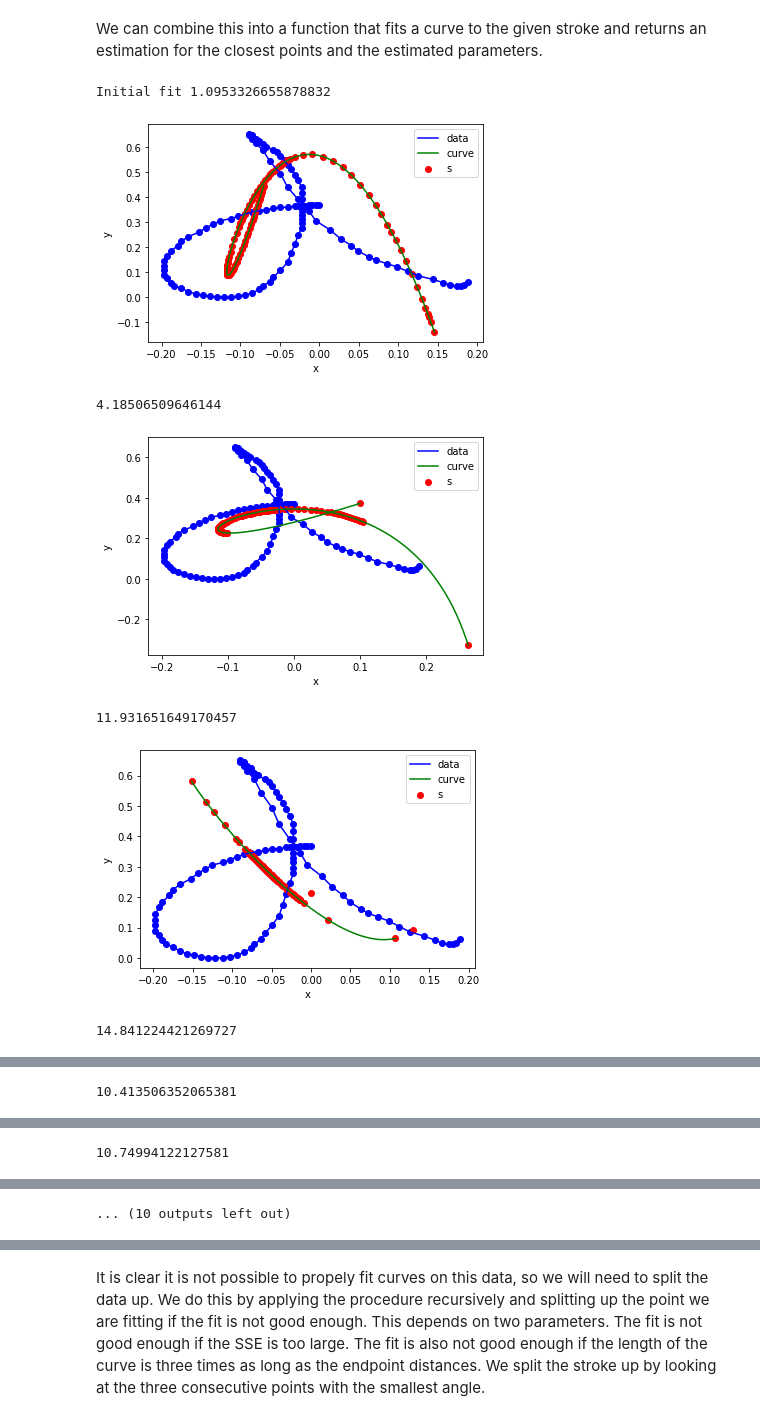
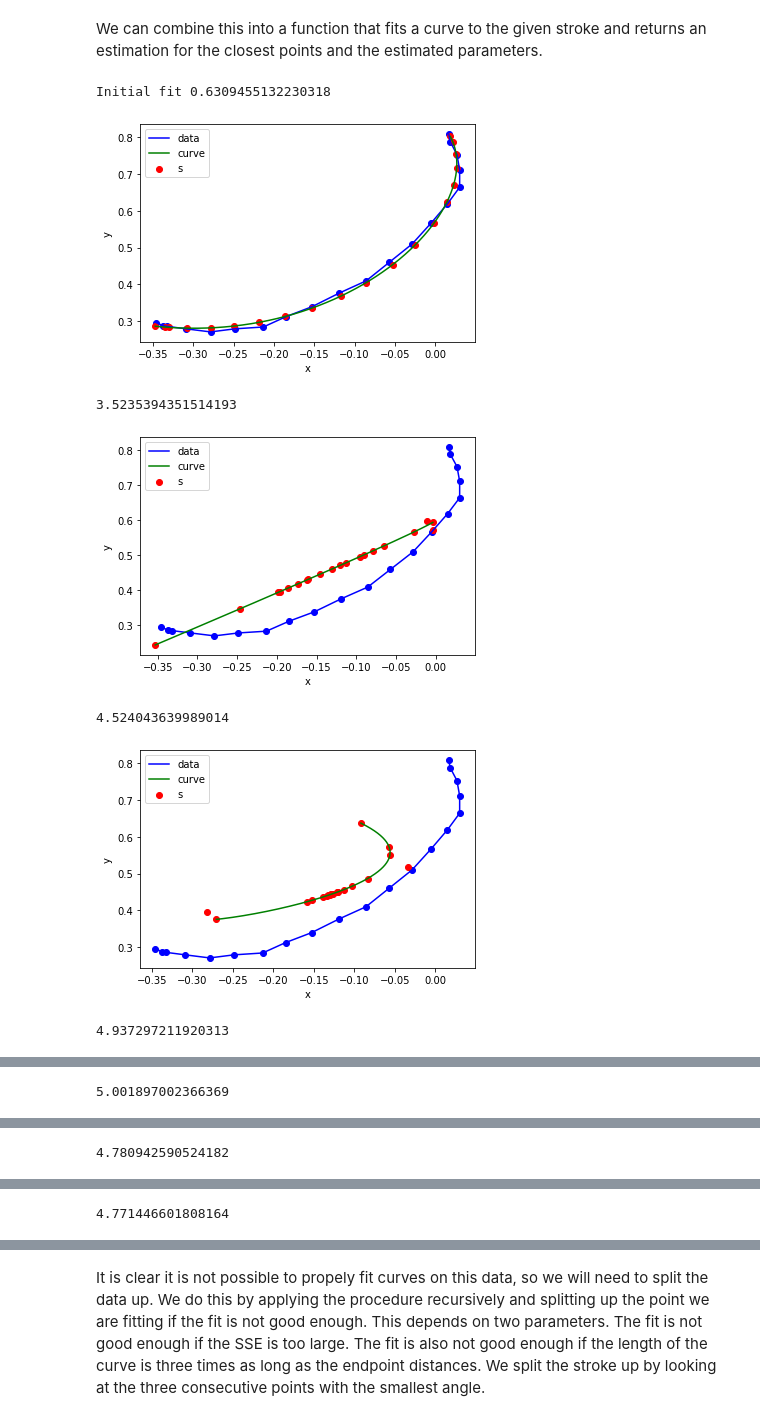
Before and after one commit to Redjeepkaiser/AutoWrite, a Jupyter notebook: src/notebooks/Input Representation.ipynb, the cells around one changed output, grey strips where cells are left out. Saved outputs shown, nothing was run; the diff lists cells and outputs as text; code cells hidden in the pictures.

```diff
--- a/src/notebooks/Input Representation.ipynb
+++ b/src/notebooks/Input Representation.ipynb
@@ -9,7 +9,7 @@ In this project we improve handwriting. Initial representation of handwriting is
 # %% [markdown]
 The data we will be using as an example is stored in a csv file. In this case we will use the file to which the program AutoWrite writes it output.
 # %%
-path = "./input_example.npy"
+path = "./test.npy"
 # %% [markdown]
 Next we will retrieve this data using numpy which will will also use for the rest of our data manipulation.
 # %%
@@ -627,38 +639,38 @@ def fit_curve_newton_step(data, delta=0.05, precision=0.05, maxiter=10, debug=Fa
     PE = np.linalg.lstsq(S, D, rcond=None)[0]
 
     prev_error = SSE(D, PE, s)
 
     if debug:
         print("Initial fit", prev_error)
         plot2D_curve_with_data(D, PE, s)
 
     if prev_error < precision:
         return PE, s, prev_error
 
     for value in range(maxiter):
         s = newton_step(D, PE, s)
         S = makeSMatrix(s, 4)
         PE = np.linalg.lstsq(S, D, rcond=None)[0]
 
         error = SSE(D, PE, s)
 
         if debug:
             print(error)
             plot2D_curve_with_data(D, PE, s)
 
         if abs(error - prev_error) < delta:
             break
 
         prev_error = error
 
     return PE, s, prev_error
 
-res = fit_curve_newton_step(normalized_timestamps[0], debug=True)
+res = fit_curve_newton_step(normalized_timestamps[1], debug=True)
 # %% [output]
-Initial fit 1.0953326655878832
+Initial fit 0.6309455132230318
-[figure, old version]
+[figure, new version]
-4.18506509646144
+3.5235394351514193
-[figure, old version]
+[figure, new version]
-11.931651649170457
+4.524043639989014
-[figure, old version]
+[figure, new version]
-14.841224421269727
+4.937297211920313
@@ -666 +678 @@ Initial fit 1.0953326655878832
-10.413506352065381
+5.001897002366369
@@ -668 +680 @@ Initial fit 1.0953326655878832
-10.74994122127581
+4.780942590524182
@@ -670 +682 @@ Initial fit 1.0953326655878832
-... (10 outputs left out)
+4.771446601808164
```
Also changed, not shown: parts of 31 cells of this notebook, 11 other files.
